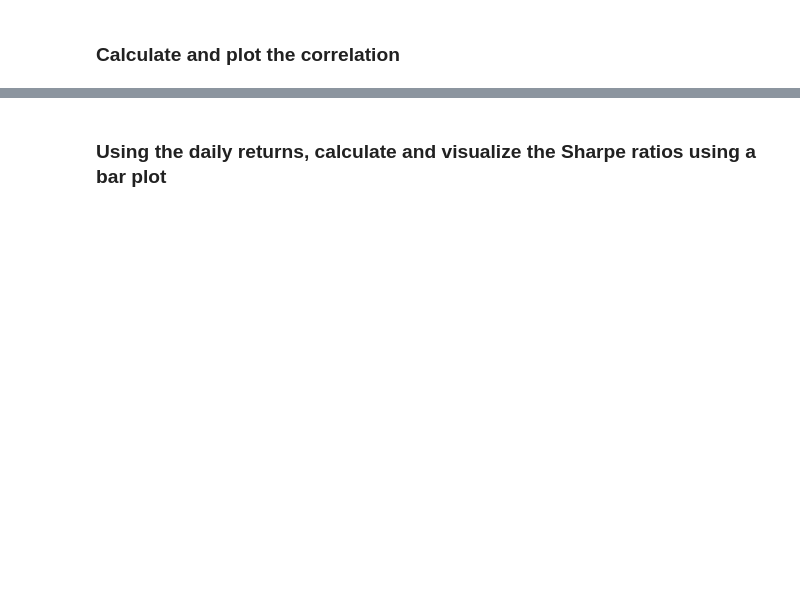
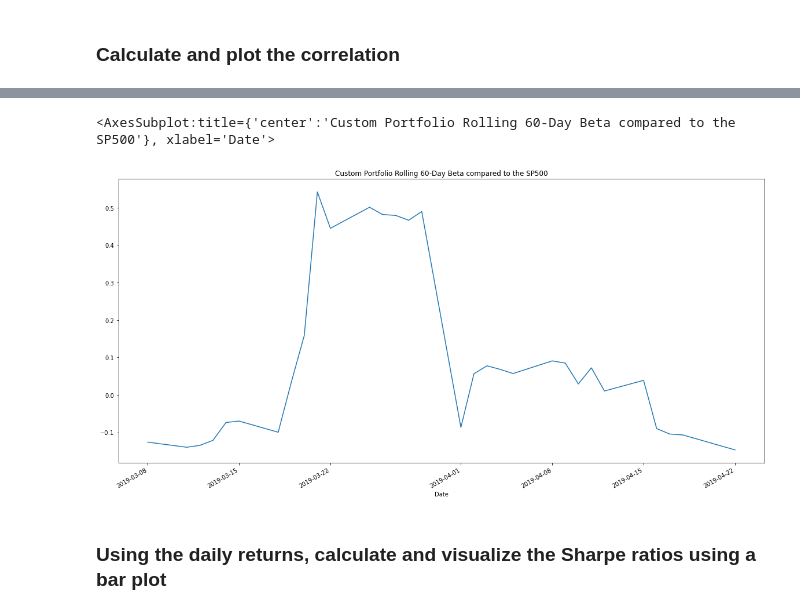
Before and after one commit to Mun-Min/Pandas_Portfolio_Analysis, a Jupyter notebook: main.ipynb, the cells around one changed output, grey strips where cells are left out. Drawn from its saved outputs; the diff is of its cells as text; code cells hidden in the pictures; blank space fills up the shorter version.

```diff
--- a/main.ipynb
+++ b/main.ipynb
@@ -540,3 +552,14 @@ joined_portfolio_returns
+# %%
+# Calculate and plot Beta
+custom_port_rolling_covariance = joined_portfolio_returns["Custom Portfolio"].rolling(window = 60).cov(joined_portfolio_returns["SP500 Daily Returns"])
+custom_port_rolling_variance = joined_portfolio_returns["SP500 Daily Returns"].rolling(window = 60).var()
+
+rolling_beta = custom_port_rolling_covariance / custom_port_rolling_variance
+
+rolling_beta.plot(title = "Custom Portfolio Rolling 60-Day Beta compared to the SP500", figsize = (20,10))
+# %% [output]
+<AxesSubplot:title={'center':'Custom Portfolio Rolling 60-Day Beta compared to the SP500'}, xlabel='Date'>
+[figure, added]
 # %% [markdown]
 ### Using the daily returns, calculate and visualize the Sharpe ratios using a bar plot
 # %%
```
Also changed, not shown: parts of 12 cells of this notebook, 1 other file.
